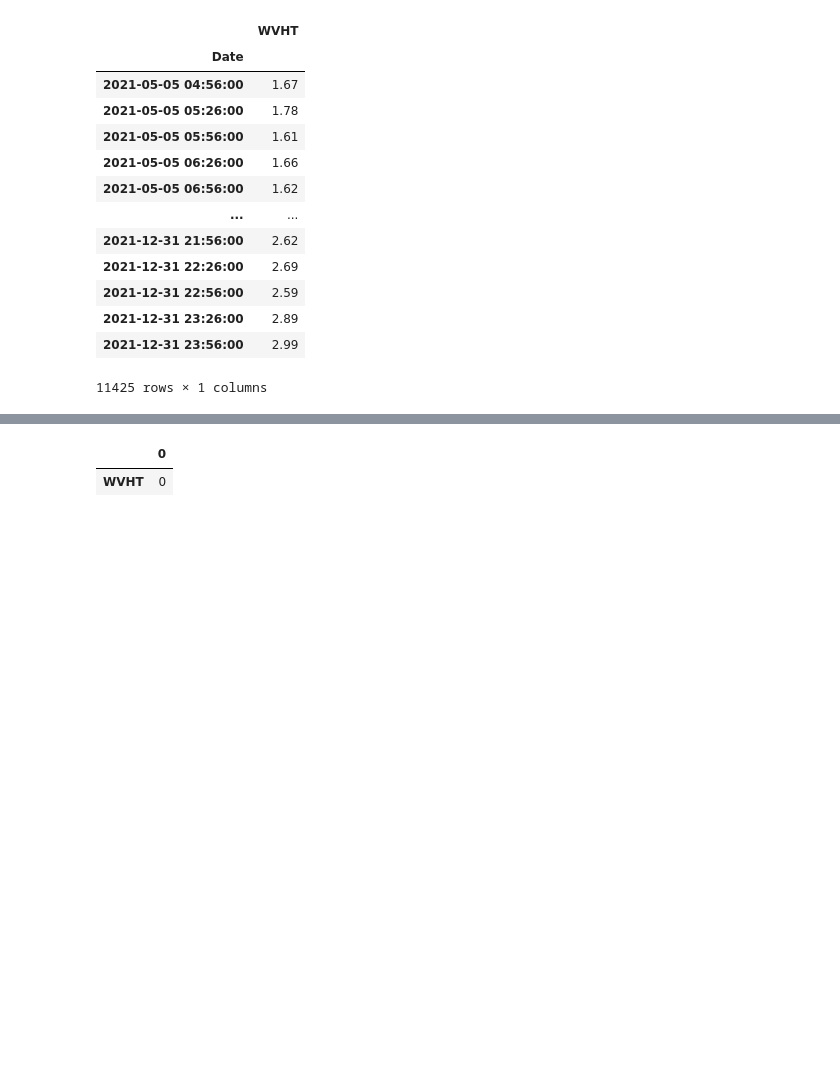
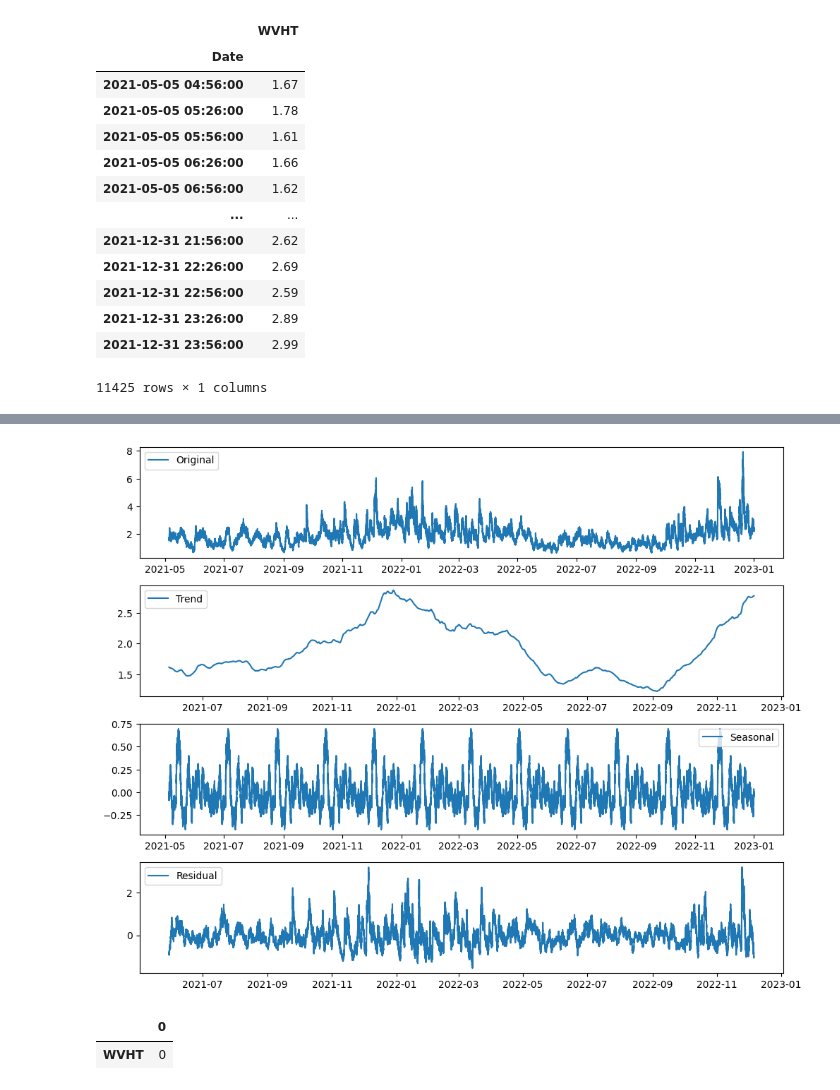
Before and after one commit to trachelle/SPICE-2024, a Jupyter notebook: waveheight_final_51208.ipynb, the cells around one changed output, grey strips where cells are left out. Saved outputs shown, nothing was run; the diff lists cells and outputs as text; code cells hidden in the pictures; blank space fills up the shorter version.

```diff
--- a/waveheight_final_51208.ipynb
+++ b/waveheight_final_51208.ipynb
@@ -989,3 +991,24 @@ plt.plot(df_merged ['WVHT']) # plotting our data
+# %%
+# Decompose time series
+decomposition = seasonal_decompose(df_merged['WVHT'], model='additive', period=2400)
+# Plot decomposition
+plt.figure(figsize=(10, 8))
+plt.subplot(411)
+plt.plot(df_merged.index, df_merged['WVHT'], label='Original')
+plt.legend(loc='best')
+plt.subplot(412)
+plt.plot(df_merged.index, decomposition.trend, label='Trend')
+plt.legend(loc='best')
+plt.subplot(413)
+plt.plot(df_merged.index, decomposition.seasonal, label='Seasonal')
+plt.legend(loc='best')
+plt.subplot(414)
+plt.plot(df_merged.index, decomposition.resid, label='Residual')
+plt.legend(loc='best')
+plt.tight_layout()
+plt.show()
+# %% [output]
+[figure, added]
 # %%
 na_values = pd.DataFrame(df_merged.isna().sum()) # looking at na values
 na_values # typing in the variable name prints it out for you
```
Also changed, not shown: parts of 3 cells of this notebook.
